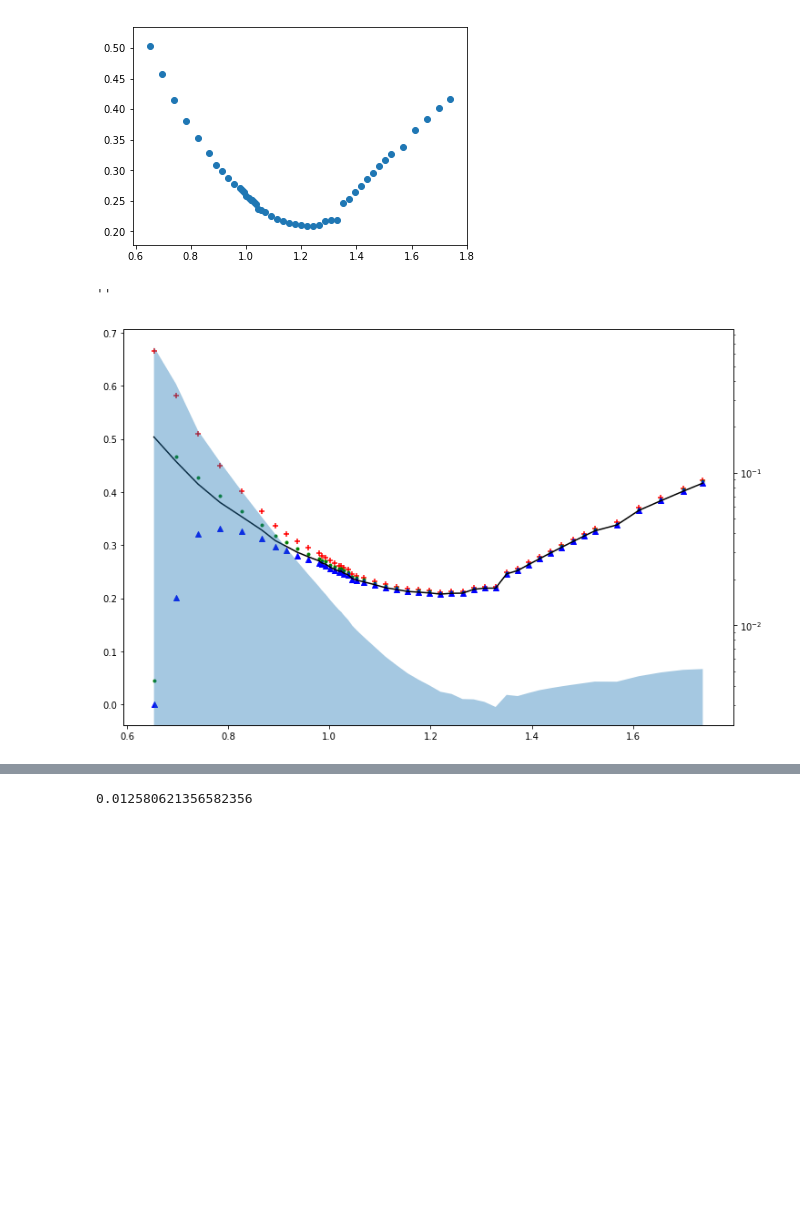
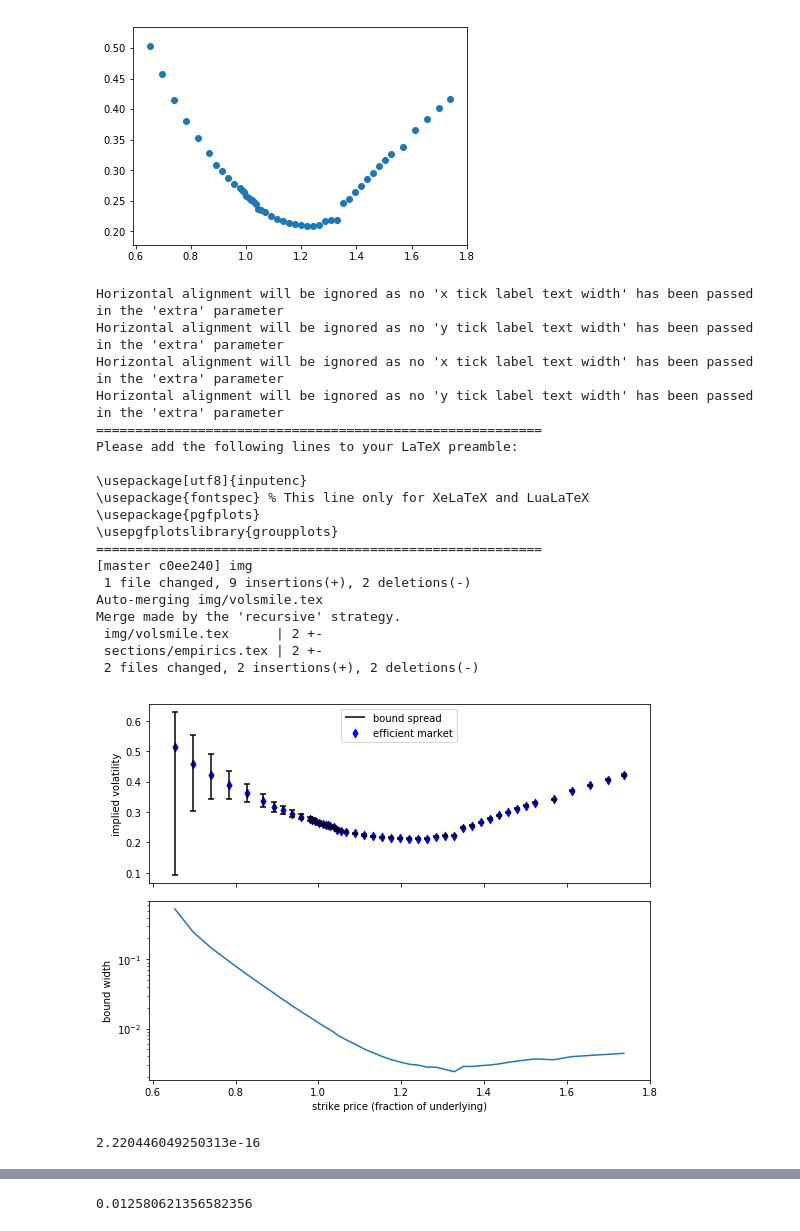
Before and after one commit to sebasv/thesis, a Jupyter notebook: Calibrations.ipynb, the cells around one changed output, grey strips where cells are left out. Cells and saved outputs as stored; diff of their text form; code cells hidden in the pictures; blank space fills up the shorter version.

```diff
--- a/Calibrations.ipynb
+++ b/Calibrations.ipynb
@@ -25,17 +68,50 @@ plt.scatter(bla.strike, bla.imp_vol)
 bla['lb_vol'] = bla.apply(lambda row: optimize.minimize_scalar(get_fit(row, sigmaM_lb), method='bounded', bounds=[0,1], options={'xatol':1e-5}).x, axis=1)
 bla['m_vol'] = bla.apply(lambda row: optimize.minimize_scalar(get_fit(row, sigmaM), method='bounded', bounds=[0,1], options={'xatol':1e-5}).x, axis=1)
 bla['ub_vol'] = bla.apply(lambda row: optimize.minimize_scalar(get_fit(row, sigmaM_ub), method='bounded', bounds=[0,1], options={'xatol':1e-5}).x, axis=1)
-# %%
-fig, ax = plt.subplots(figsize=(12,8))
-axt = ax.twinx()
-axt.fill_between(bla.strike, 0, bla.lb_vol - bla.ub_vol, alpha=.4)
-axt.set_yscale('log')
-
-ax.scatter(bla.strike, bla.lb_vol, marker='+', c='r')
-ax.scatter(bla.strike, bla.m_vol, marker='.', c='g')
-ax.scatter(bla.strike, bla.ub_vol, marker='^', c='b')
-ax.plot(bla.strike, bla.imp_vol, 'k')
-;
-# %% [output]
-''
-[figure, removed]
+# %%
+bla.loc[0, 'm_vol'] = bla.loc[0, 'imp_vol'] + .01
+# %%
+fig, (ax, axt) = plt.subplots(figsize=(8,6), nrows=2, sharex=True)
+
+axt.plot(bla.strike, bla.lb_vol - bla.ub_vol, label='bound spread (log)')
+axt.set_yscale('log')
+axt.set_ylabel('bound width')
+
+ax.vlines(bla.strike, bla.lb_vol, bla.ub_vol, colors='k', label='bound spread')
+ax.scatter(bla.strike, bla.m_vol, marker='d', c='b', label='efficient market')
+# ax.plot(bla.strike, bla.imp_vol, 'k', label='Black-Scholes')
+# ax.set_yscale('log')
+ax.legend(loc=9)
+ax.scatter(bla.strike, bla.lb_vol, marker='_', c='k', label='lower bound')
+ax.scatter(bla.strike, bla.ub_vol, marker='_', c='k', label='upper bound')
+ax.set_ylabel('implied volatility')
+axt.set_xlabel('strike price (fraction of underlying)')
+fig.tight_layout()
+
+tikz_save('../scriptie/img/volsmile.tex', figureheight='1.5in', figurewidth='4in')
+print(subprocess.check_output(r'cd ..\scriptie\ && git commit -a -m "img" && git pull && git push', shell=True).decode('utf-8'))
+# %% [output]
+Horizontal alignment will be ignored as no 'x tick label text width' has been passed in the 'extra' parameter
+Horizontal alignment will be ignored as no 'y tick label text width' has been passed in the 'extra' parameter
+Horizontal alignment will be ignored as no 'x tick label text width' has been passed in the 'extra' parameter
+Horizontal alignment will be ignored as no 'y tick label text width' has been passed in the 'extra' parameter
+=========================================================
+Please add the following lines to your LaTeX preamble:
+
+\usepackage[utf8]{inputenc}
+\usepackage{fontspec} % This line only for XeLaTeX and LuaLaTeX
+\usepackage{pgfplots}
+\usepgfplotslibrary{groupplots}
+=========================================================
+[master c0ee240] img
+ 1 file changed, 9 insertions(+), 2 deletions(-)
+Auto-merging img/volsmile.tex
+Merge made by the 'recursive' strategy.
+ img/volsmile.tex      | 2 +-
+ sections/empirics.tex | 2 +-
+ 2 files changed, 2 insertions(+), 2 deletions(-)
+[figure, added]
+# %%
+7./3 - 4./3 -1
+# %% [output]
+2.220446049250313e-16
```
Also changed, not shown: parts of 11 cells of this notebook, 2 other files.
